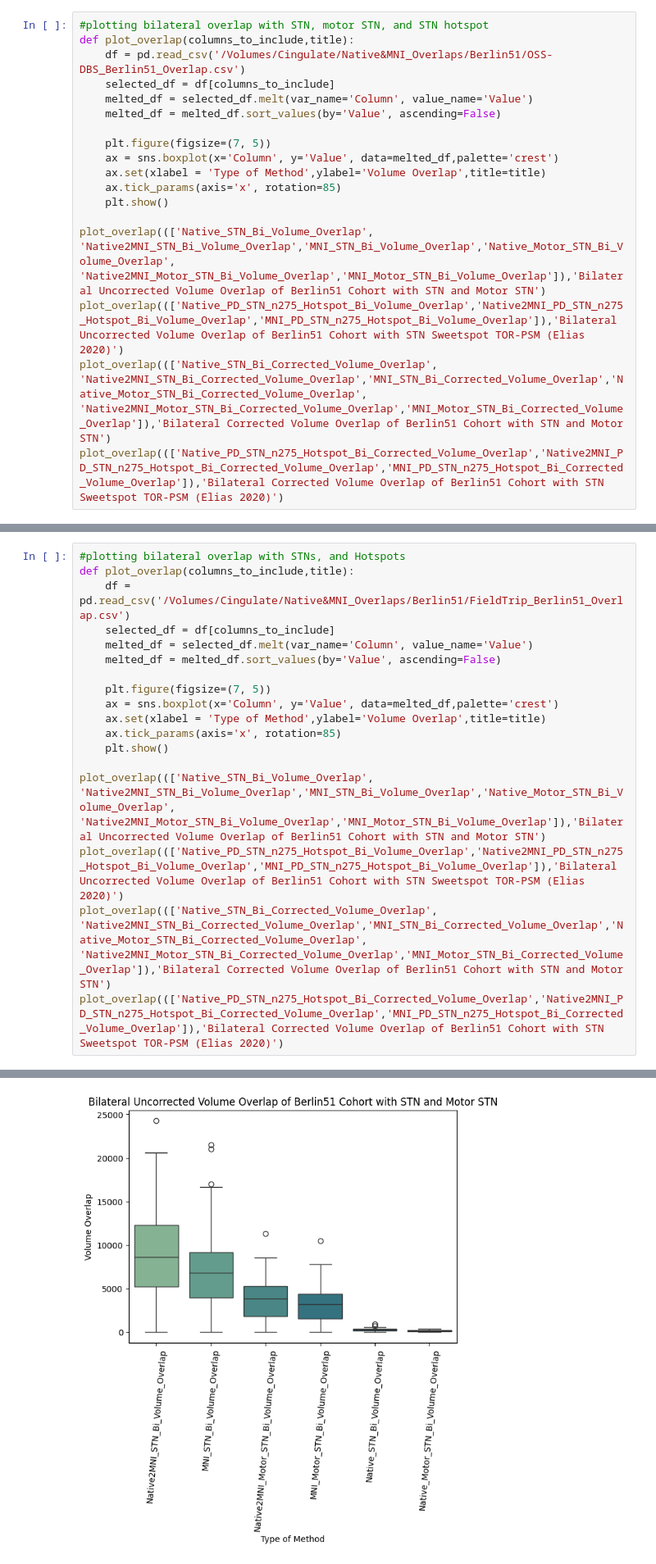
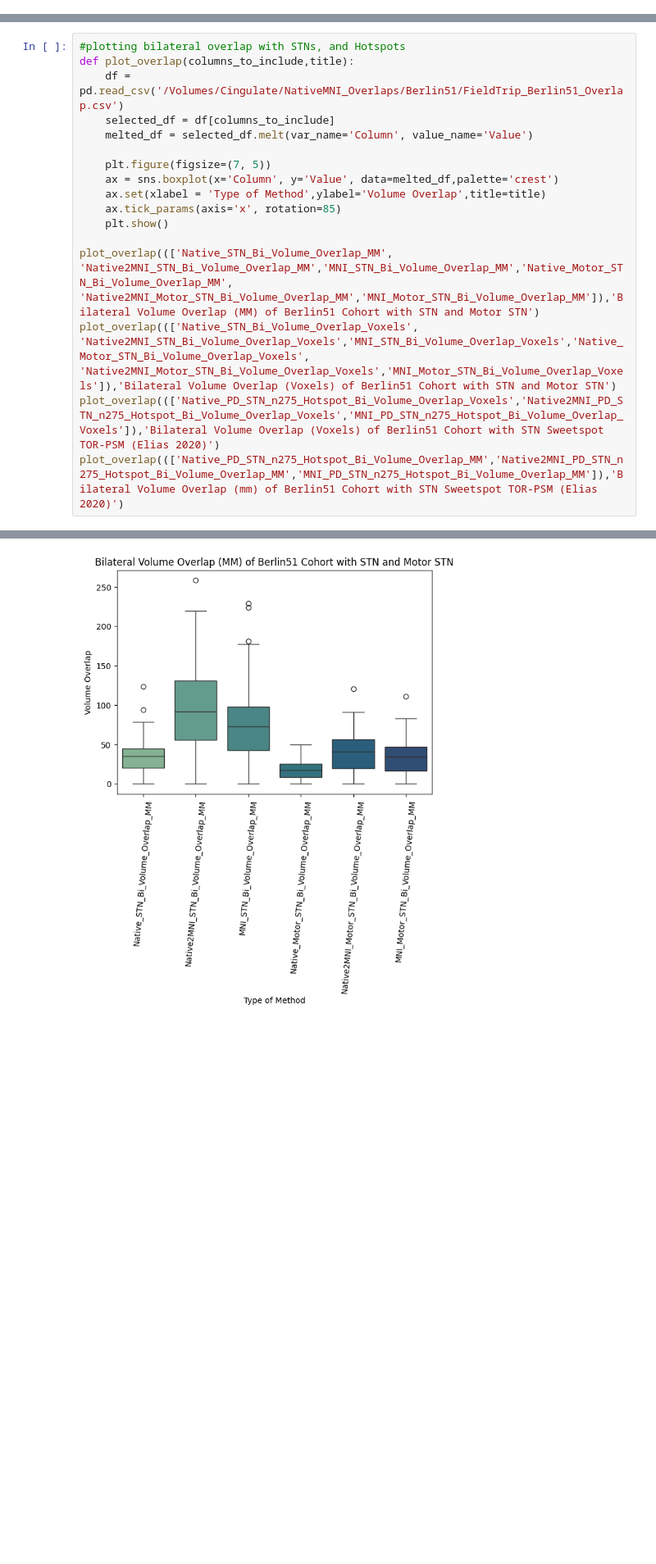
Before and after one commit to jpijar/BWH_MGH, a Jupyter notebook: Berlin51.ipynb, the cells around one changed output, grey strips where cells are left out. Shown at 82% size. Saved outputs shown, nothing was run; the diff lists cells and outputs as text; blank space fills up the shorter version.

```diff
--- a/Berlin51.ipynb
+++ b/Berlin51.ipynb
@@ -279,20 +188,2 @@ df.to_csv('/Volumes/Cingulate/Native&MNI_Overlaps/Berlin51/new_OSS-DBS_Berlin51_
 # %% [markdown]
 # OSS-DBS Plots
-# %%
-#plotting bilateral overlap with STN, motor STN, and STN hotspot
-def plot_overlap(columns_to_include,title):
-    df = pd.read_csv('/Volumes/Cingulate/Native&MNI_Overlaps/Berlin51/OSS-DBS_Berlin51_Overlap.csv')
-    selected_df = df[columns_to_include]
-    melted_df = selected_df.melt(var_name='Column', value_name='Value')
-    melted_df = melted_df.sort_values(by='Value', ascending=False)
-
-    plt.figure(figsize=(7, 5))
-    ax = sns.boxplot(x='Column', y='Value', data=melted_df,palette='crest')
-    ax.set(xlabel = 'Type of Method',ylabel='Volume Overlap',title=title)
-    ax.tick_params(axis='x', rotation=85)
-    plt.show()
-
-plot_overlap((['Native_STN_Bi_Volume_Overlap', 'Native2MNI_STN_Bi_Volume_Overlap','MNI_STN_Bi_Volume_Overlap','Native_Motor_STN_Bi_Volume_Overlap', 'Native2MNI_Motor_STN_Bi_Volume_Overlap','MNI_Motor_STN_Bi_Volume_Overlap']),'Bilateral Uncorrected Volume Overlap of Berlin51 Cohort with STN and Motor STN')
-plot_overlap((['Native_PD_STN_n275_Hotspot_Bi_Volume_Overlap','Native2MNI_PD_STN_n275_Hotspot_Bi_Volume_Overlap','MNI_PD_STN_n275_Hotspot_Bi_Volume_Overlap']),'Bilateral Uncorrected Volume Overlap of Berlin51 Cohort with STN Sweetspot TOR-PSM (Elias 2020)')
-plot_overlap((['Native_STN_Bi_Corrected_Volume_Overlap', 'Native2MNI_STN_Bi_Corrected_Volume_Overlap','MNI_STN_Bi_Corrected_Volume_Overlap','Native_Motor_STN_Bi_Corrected_Volume_Overlap', 'Native2MNI_Motor_STN_Bi_Corrected_Volume_Overlap','MNI_Motor_STN_Bi_Corrected_Volume_Overlap']),'Bilateral Corrected Volume Overlap of Berlin51 Cohort with STN and Motor STN')
-plot_overlap((['Native_PD_STN_n275_Hotspot_Bi_Corrected_Volume_Overlap','Native2MNI_PD_STN_n275_Hotspot_Bi_Corrected_Volume_Overlap','MNI_PD_STN_n275_Hotspot_Bi_Corrected_Volume_Overlap']),'Bilateral Corrected Volume Overlap of Berlin51 Cohort with STN Sweetspot TOR-PSM (Elias 2020)')
@@ -412,26 +231,25 @@ plot_analysis(df['Native_PD_STN_n275_Hotspot_Bi_Volume_Overlap'],df['MNI_PD_STN_
 # %%
 #plotting bilateral overlap with STNs, and Hotspots
 def plot_overlap(columns_to_include,title):
-    df = pd.read_csv('/Volumes/Cingulate/Native&MNI_Overlaps/Berlin51/FieldTrip_Berlin51_Overlap.csv')
+    df = pd.read_csv('/Volumes/Cingulate/NativeMNI_Overlaps/Berlin51/FieldTrip_Berlin51_Overlap.csv')
     selected_df = df[columns_to_include]
     melted_df = selected_df.melt(var_name='Column', value_name='Value')
-    melted_df = melted_df.sort_values(by='Value', ascending=False)
 
     plt.figure(figsize=(7, 5))
     ax = sns.boxplot(x='Column', y='Value', data=melted_df,palette='crest')
     ax.set(xlabel = 'Type of Method',ylabel='Volume Overlap',title=title)
     ax.tick_params(axis='x', rotation=85)
     plt.show()
 
-plot_overlap((['Native_STN_Bi_Volume_Overlap', 'Native2MNI_STN_Bi_Volume_Overlap','MNI_STN_Bi_Volume_Overlap','Native_Motor_STN_Bi_Volume_Overlap', 'Native2MNI_Motor_STN_Bi_Volume_Overlap','MNI_Motor_STN_Bi_Volume_Overlap']),'Bilateral Uncorrected Volume Overlap of Berlin51 Cohort with STN and Motor STN')
-plot_overlap((['Native_PD_STN_n275_Hotspot_Bi_Volume_Overlap','Native2MNI_PD_STN_n275_Hotspot_Bi_Volume_Overlap','MNI_PD_STN_n275_Hotspot_Bi_Volume_Overlap']),'Bilateral Uncorrected Volume Overlap of Berlin51 Cohort with STN Sweetspot TOR-PSM (Elias 2020)')
-plot_overlap((['Native_STN_Bi_Corrected_Volume_Overlap', 'Native2MNI_STN_Bi_Corrected_Volume_Overlap','MNI_STN_Bi_Corrected_Volume_Overlap','Native_Motor_STN_Bi_Corrected_Volume_Overlap', 'Native2MNI_Motor_STN_Bi_Corrected_Volume_Overlap','MNI_Motor_STN_Bi_Corrected_Volume_Overlap']),'Bilateral Corrected Volume Overlap of Berlin51 Cohort with STN and Motor STN')
-plot_overlap((['Native_PD_STN_n275_Hotspot_Bi_Corrected_Volume_Overlap','Native2MNI_PD_STN_n275_Hotspot_Bi_Corrected_Volume_Overlap','MNI_PD_STN_n275_Hotspot_Bi_Corrected_Volume_Overlap']),'Bilateral Corrected Volume Overlap of Berlin51 Cohort with STN Sweetspot TOR-PSM (Elias 2020)')
+plot_overlap((['Native_STN_Bi_Volume_Overlap_MM', 'Native2MNI_STN_Bi_Volume_Overlap_MM','MNI_STN_Bi_Volume_Overlap_MM','Native_Motor_STN_Bi_Volume_Overlap_MM', 'Native2MNI_Motor_STN_Bi_Volume_Overlap_MM','MNI_Motor_STN_Bi_Volume_Overlap_MM']),'Bilateral Volume Overlap (MM) of Berlin51 Cohort with STN and Motor STN')
+plot_overlap((['Native_STN_Bi_Volume_Overlap_Voxels', 'Native2MNI_STN_Bi_Volume_Overlap_Voxels','MNI_STN_Bi_Volume_Overlap_Voxels','Native_Motor_STN_Bi_Volume_Overlap_Voxels', 'Native2MNI_Motor_STN_Bi_Volume_Overlap_Voxels','MNI_Motor_STN_Bi_Volume_Overlap_Voxels']),'Bilateral Volume Overlap (Voxels) of Berlin51 Cohort with STN and Motor STN')
+plot_overlap((['Native_PD_STN_n275_Hotspot_Bi_Volume_Overlap_Voxels','Native2MNI_PD_STN_n275_Hotspot_Bi_Volume_Overlap_Voxels','MNI_PD_STN_n275_Hotspot_Bi_Volume_Overlap_Voxels']),'Bilateral Volume Overlap (Voxels) of Berlin51 Cohort with STN Sweetspot TOR-PSM (Elias 2020)')
+plot_overlap((['Native_PD_STN_n275_Hotspot_Bi_Volume_Overlap_MM','Native2MNI_PD_STN_n275_Hotspot_Bi_Volume_Overlap_MM','MNI_PD_STN_n275_Hotspot_Bi_Volume_Overlap_MM']),'Bilateral Volume Overlap (mm) of Berlin51 Cohort with STN Sweetspot TOR-PSM (Elias 2020)')
 # %% [output]
 Passing `palette` without assigning `hue` is deprecated and will be removed in v0.14.0. Assign the `x` variable to `hue` and set `legend=False` for the same effect.
 
   ax = sns.boxplot(x='Column', y='Value', data=melted_df,palette='crest')
-[figure, old version]
+[figure, new version]
 Passing `palette` without assigning `hue` is deprecated and will be removed in v0.14.0. Assign the `x` variable to `hue` and set `legend=False` for the same effect.
 
   ax = sns.boxplot(x='Column', y='Value', data=melted_df,palette='crest')
```
Also changed, not shown: parts of 16 cells of this notebook, 1 other file.
